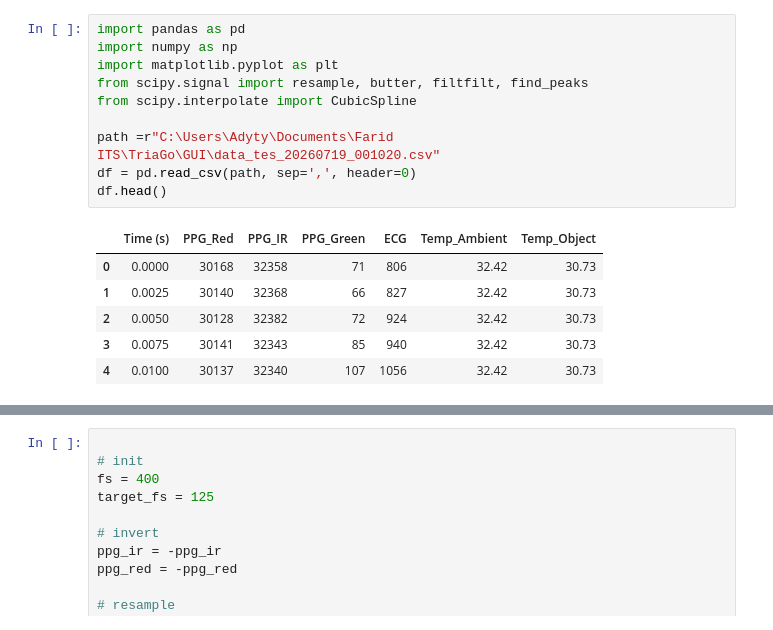
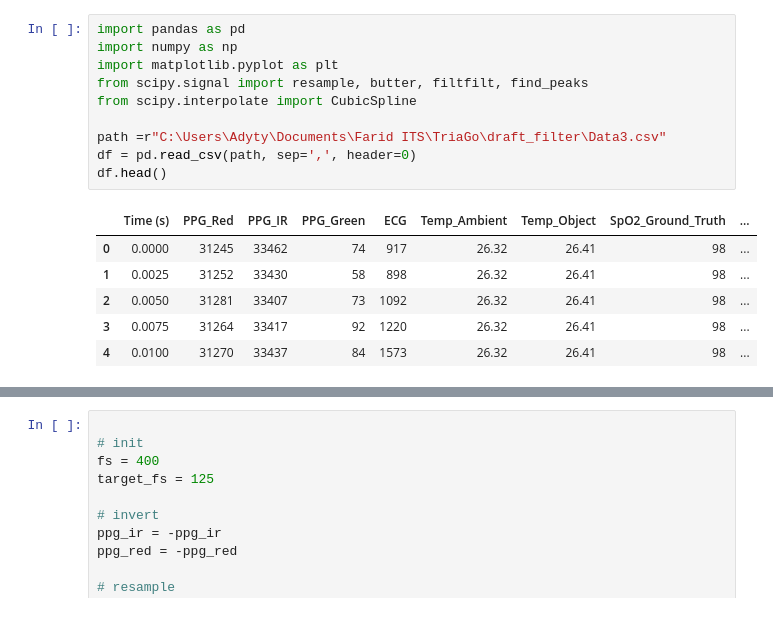
Before and after one commit to FaridAlfaruq/triago_app, a Jupyter notebook: draft_filter/filter_ekstrak_fitur_ppg.ipynb, the cells around one changed output, grey strips where cells are left out. Drawn from its saved outputs; the diff is of its cells as text.

```diff
--- a/draft_filter/filter_ekstrak_fitur_ppg.ipynb
+++ b/draft_filter/filter_ekstrak_fitur_ppg.ipynb
@@ -1,20 +1,20 @@
 # %%
 import pandas as pd
 import numpy as np
 import matplotlib.pyplot as plt
 from scipy.signal import resample, butter, filtfilt, find_peaks
 from scipy.interpolate import CubicSpline
 
-path =r"C:\Users\Adyty\Documents\Farid ITS\TriaGo\GUI\data_tes_20260719_001020.csv"
+path =r"C:\Users\Adyty\Documents\Farid ITS\TriaGo\draft_filter\Data3.csv"
 df = pd.read_csv(path, sep=',', header=0)
 df.head()
 # %% [output]
-|  | Time (s) | PPG_Red | PPG_IR | PPG_Green | ECG | Temp_Ambient | Temp_Object |
-| 0 | 0.0000 | 30168 | 32358 | 71 | 806 | 32.42 | 30.73 |
-| 1 | 0.0025 | 30140 | 32368 | 66 | 827 | 32.42 | 30.73 |
-| 2 | 0.0050 | 30128 | 32382 | 72 | 924 | 32.42 | 30.73 |
-| 3 | 0.0075 | 30141 | 32343 | 85 | 940 | 32.42 | 30.73 |
-| 4 | 0.0100 | 30137 | 32340 | 107 | 1056 | 32.42 | 30.73 |
+|  | Time (s) | PPG_Red | PPG_IR | PPG_Green | ECG | Temp_Ambient | Temp_Object | SpO2_Ground_Truth | ... |
+| 0 | 0.0000 | 31245 | 33462 | 74 | 917 | 26.32 | 26.41 | 98 | ... |
+| 1 | 0.0025 | 31252 | 33430 | 58 | 898 | 26.32 | 26.41 | 98 | ... |
+| 2 | 0.0050 | 31281 | 33407 | 73 | 1092 | 26.32 | 26.41 | 98 | ... |
+| 3 | 0.0075 | 31264 | 33417 | 92 | 1220 | 26.32 | 26.41 | 98 | ... |
+| 4 | 0.0100 | 31270 | 33437 | 84 | 1573 | 26.32 | 26.41 | 98 | ... |
 # %%
 time = df['Time (s)'].copy()
 ppg_ir = df['PPG_IR'].copy()
```
Also changed, not shown: parts of 4 cells of this notebook, 13 other files.
